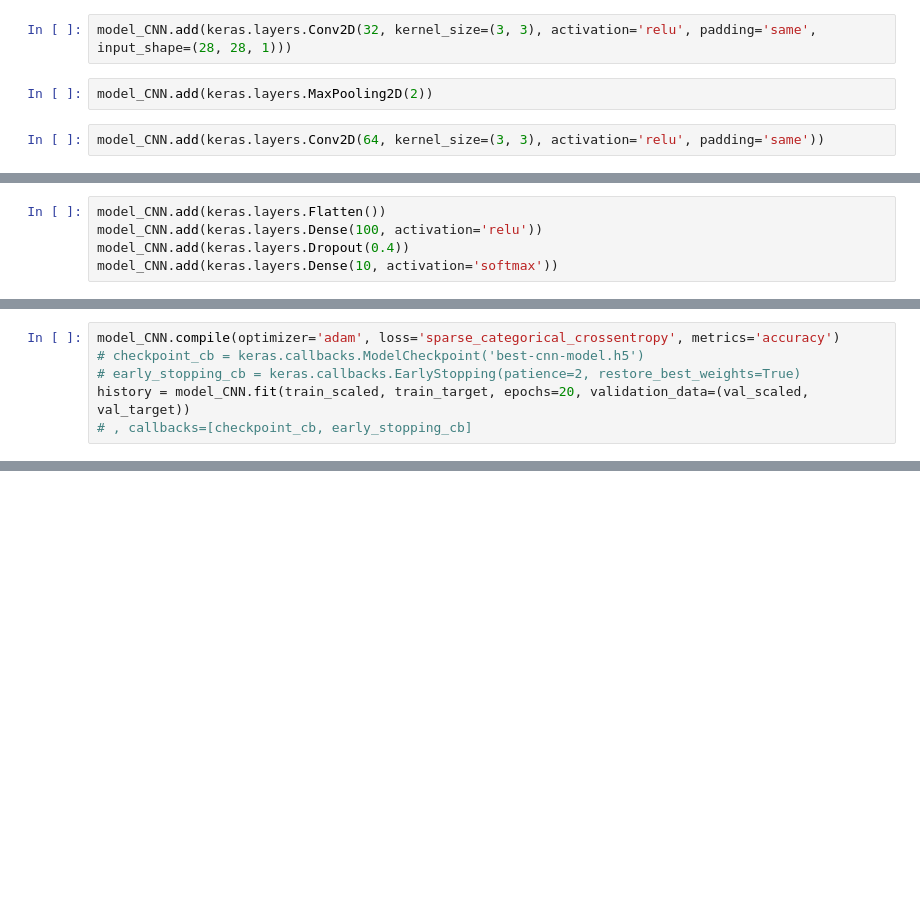
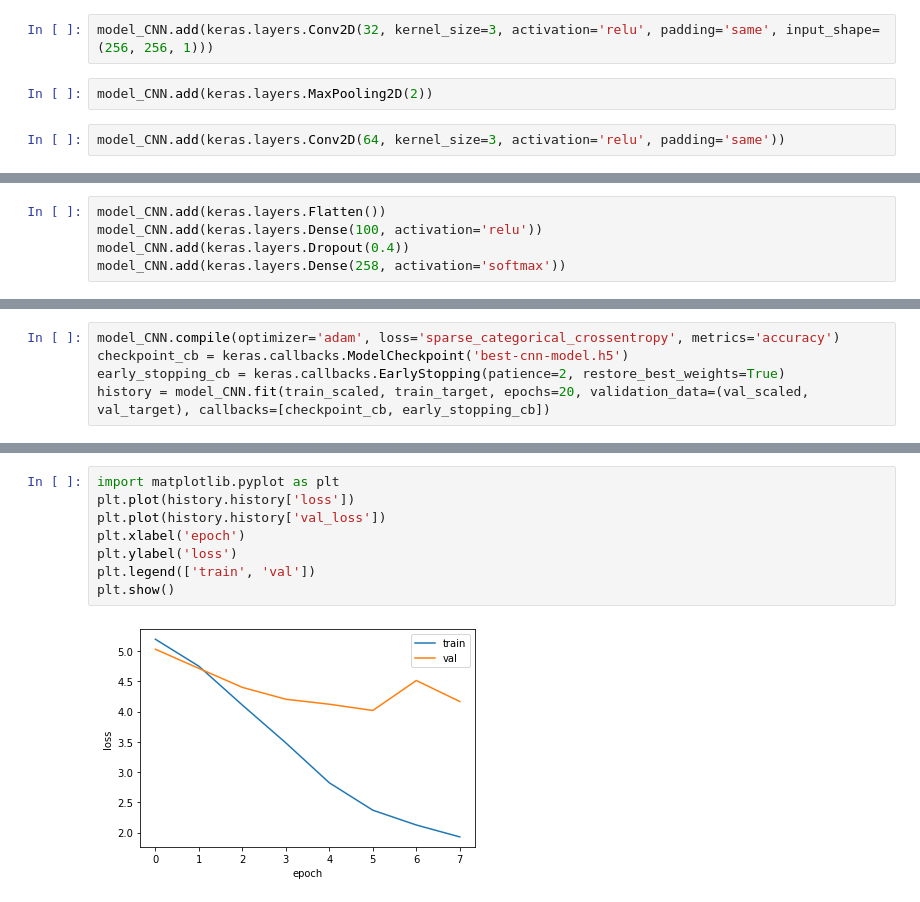
Before and after one commit to qnffnrl/dog_identifier, a Jupyter notebook: first.ipynb, the cells around one changed output, grey strips where cells are left out. Drawn from its saved outputs; the diff is of its cells as text; blank space fills up the shorter version.

```diff
--- a/first.ipynb
+++ b/first.ipynb
@@ -289,6 +263,6 @@ model_CNN = keras.Sequential()
 # %%
-model_CNN.add(keras.layers.Conv2D(32, kernel_size=(3, 3), activation='relu', padding='same', input_shape=(28, 28, 1)))
+model_CNN.add(keras.layers.Conv2D(32, kernel_size=3, activation='relu', padding='same', input_shape=(256, 256, 1)))
 # %%
 model_CNN.add(keras.layers.MaxPooling2D(2))
 # %%
-model_CNN.add(keras.layers.Conv2D(64, kernel_size=(3, 3), activation='relu', padding='same'))
+model_CNN.add(keras.layers.Conv2D(64, kernel_size=3, activation='relu', padding='same'))
@@ -298,4 +272,4 @@ model_CNN.add(keras.layers.MaxPooling2D(2))
 model_CNN.add(keras.layers.Flatten())
 model_CNN.add(keras.layers.Dense(100, activation='relu'))
 model_CNN.add(keras.layers.Dropout(0.4))
-model_CNN.add(keras.layers.Dense(10, activation='softmax'))
+model_CNN.add(keras.layers.Dense(258, activation='softmax'))
@@ -323,9 +297,8 @@ Non-trainable params: 0
 _________________________________________________________________
 # %%
 model_CNN.compile(optimizer='adam', loss='sparse_categorical_crossentropy', metrics='accuracy')
-# checkpoint_cb = keras.callbacks.ModelCheckpoint('best-cnn-model.h5')
-# early_stopping_cb = keras.callbacks.EarlyStopping(patience=2, restore_best_weights=True)
-history = model_CNN.fit(train_scaled, train_target, epochs=20, validation_data=(val_scaled, val_target))
-# , callbacks=[checkpoint_cb, early_stopping_cb]
+checkpoint_cb = keras.callbacks.ModelCheckpoint('best-cnn-model.h5')
+early_stopping_cb = keras.callbacks.EarlyStopping(patience=2, restore_best_weights=True)
+history = model_CNN.fit(train_scaled, train_target, epochs=20, validation_data=(val_scaled, val_target), callbacks=[checkpoint_cb, early_stopping_cb])
 # %% [output]
 Epoch 1/20
@@ -335,0 +320,10 @@ ValueError: in user code:
+# %%
+import matplotlib.pyplot as plt
+plt.plot(history.history['loss'])
+plt.plot(history.history['val_loss'])
+plt.xlabel('epoch')
+plt.ylabel('loss')
+plt.legend(['train', 'val'])
+plt.show()
+# %% [output]
+[figure, added]
```
Also changed, not shown: parts of 42 cells of this notebook, 1 other file.
